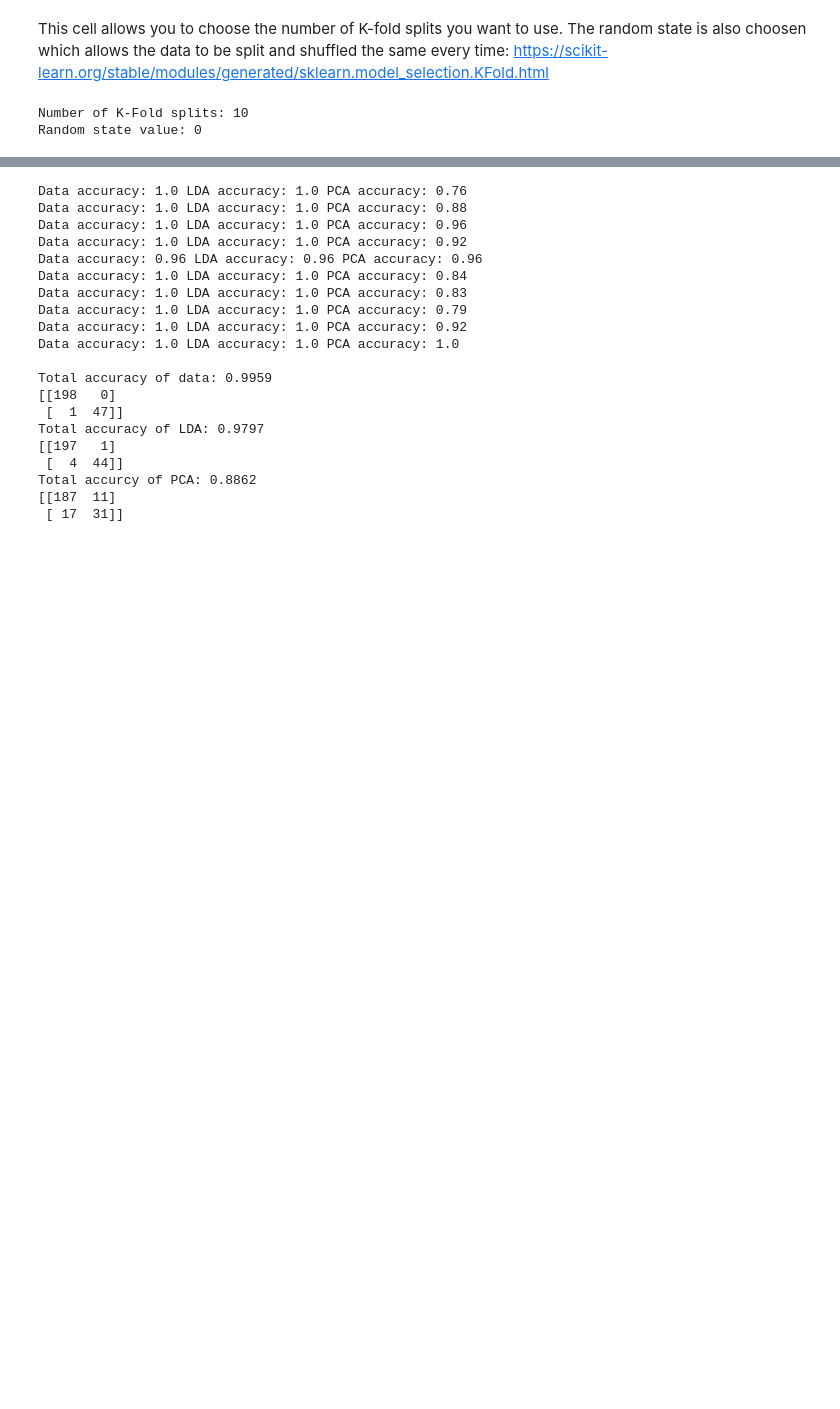
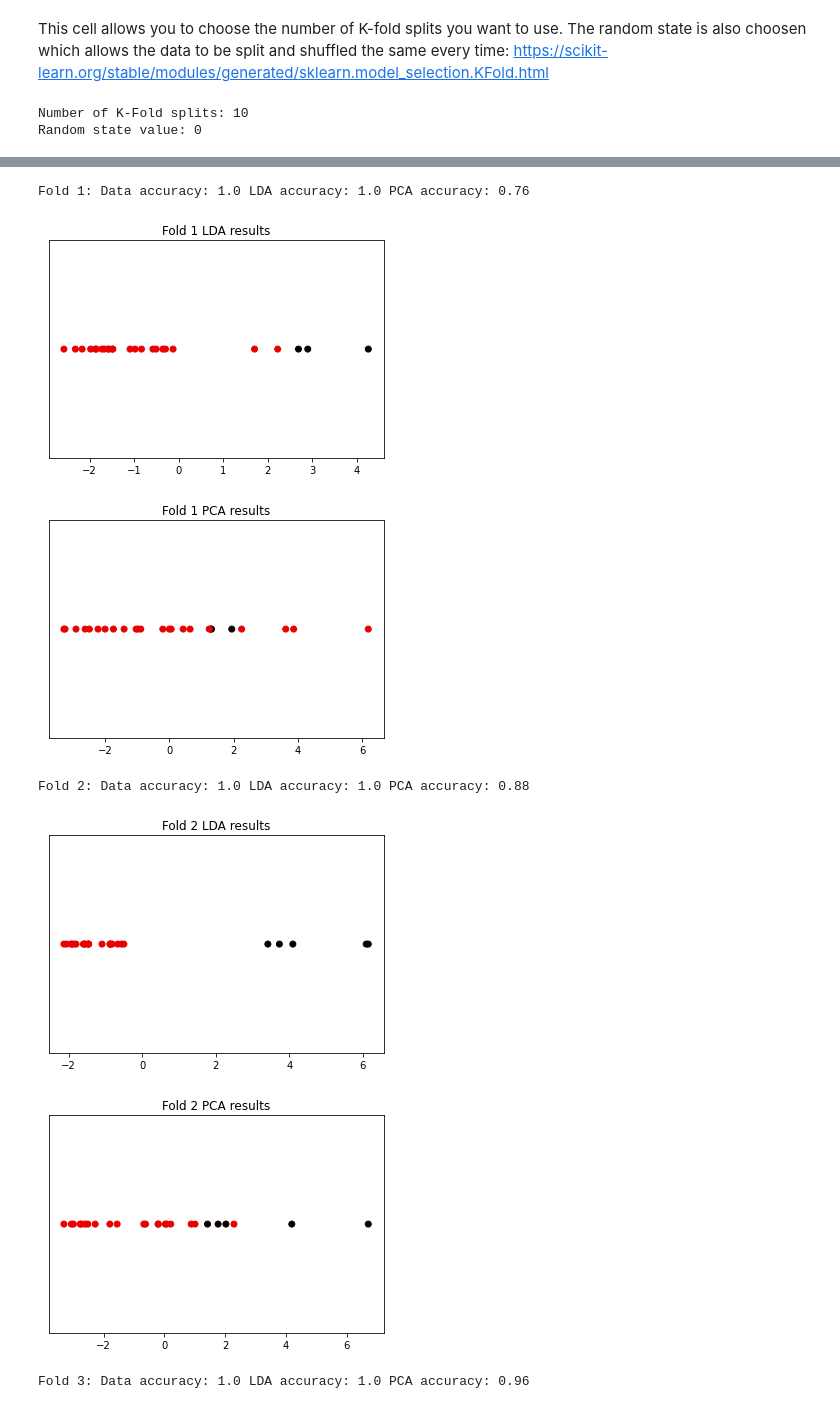
Before and after one commit to KOdin2/Machine-learning, a Jupyter notebook: Comparison_of_LDA_and_PCA.ipynb, the cells around one changed output, grey strips where cells are left out. Saved outputs shown, nothing was run; the diff lists cells and outputs as text; code cells hidden in the pictures; blank space fills up the shorter version.

```diff
--- a/Comparison_of_LDA_and_PCA.ipynb
+++ b/Comparison_of_LDA_and_PCA.ipynb
@@ -47,13 +71,14 @@ Random state value: 0
 # %%
 #create varibles for the total accuracy of the classifcaton of the data.
-total_acc = lda_total_acc = pca_total_acc = 0
-total_cm = lda_total_cm = pca_total_cm = 0
+total_acc = lda_total_acc = pca_total_acc = qda_total_acc = 0
+total_cm = lda_total_cm = pca_total_cm = qda_total_cm = 0
 
 #assign and X and y (data and labels)
 X = df[df.columns[1:len(df.columns)]]
 X = X.abs()
 y = df.iloc[:,0]
 
+fold = 1
 for train_index, test_index in kf.split(df):
   #assign the train and test varibles
   x_train = X.iloc[train_index]
@@ -75,79 +100,54 @@ for train_index, test_index in kf.split(df):
   pca = PCA(n_components=1)
   pca_x_train = pca.fit_transform(x_train, y_train)
   pca_x_test = pca.transform(x_test)
-
-  #use a SVM classifer to predict using the train and test data set: https://scikit-learn.org/stable/modules/generated/sklearn.svm.SVC.html
-  classifier =SVC(C=1, kernel='linear', random_state=0 )
 
   #predict the accuracy of the orginal data
   classifier.fit(x_train, y_train)
   y_pred = classifier.predict(x_test)
 
   #predict the accuracy of the LDA data
   classifier.fit(lda_x_train, y_train)
   lda_y_pred = classifier.predict(lda_x_test)
 
   #predict the accuracyb of the PCA data
   classifier.fit(pca_x_train, y_train)
   pca_y_pred = classifier.predict(pca_x_test)
 
   #create and print the confusion matrix
   cm = confusion_matrix(y_test, y_pred)
   acc = round(accuracy_score(y_test, y_pred),2)
   total_cm = total_cm + cm
 
   cm = confusion_matrix(y_test, lda_y_pred)
   lda_acc = round( accuracy_score(y_test, lda_y_pred),2)
   lda_total_cm = lda_total_cm + cm
 
   cm = confusion_matrix(y_test, pca_y_pred)
   pca_acc = round( accuracy_score(y_test, pca_y_pred),2)
   pca_total_cm = pca_total_cm + cm
 
   total_acc     = total_acc     + acc
   lda_total_acc = lda_total_acc + lda_acc
   pca_total_acc = pca_total_acc + pca_acc
 
-  #plots scatter grpahs
-  #plt.scatter(lda_x_test, np.zeros_like(lda_x_test), c = y_test, cmap="hot_r", vmin=-2 )
-  #plt.yticks([])
-  #plt.title("LDA")
-  #plt.show()
+  print('Fold ' + str(fold) + ':\tData accuracy: ' + str(acc)+ ' LDA accuracy: ' + str(acc)   +   ' PCA accuracy: ' + str(pca_acc))
 
-  #plt.scatter(pca_x_test, np.zeros_like(pca_x_test), c = y_test, cmap="hot_r", vmin=-2 )
-  #plt.yticks([])
-  #plt.title("PCA")
-  #plt.show()
+  #plots scatter grpahs, remove these next lines of code to remove this displaying of graphs
+  plt.scatter(lda_x_test, np.zeros_like(lda_x_test), c = y_test, cmap="hot_r", vmin=-2 )
+  plt.yticks([])
+  plt.title('Fold ' + str(fold) + " LDA results")
+  plt.show()
+  plt.scatter(pca_x_test, np.zeros_like(pca_x_test), c = y_test, cmap="hot_r", vmin=-2 )
+  plt.yticks([])
+  plt.title('Fold ' + str(fold) + " PCA results")
+  plt.show()
 
-  print('Data accuracy: ' + str(acc)+ ' LDA accuracy: ' + str(acc)   +   ' PCA accuracy: ' + str(pca_acc))
-
-#print the overall accuracy of the final confusion matrix and the confusion matrix
-print("\nTotal accuracy of data: " + str(overall_accuracy_cal(total_cm)))
-print(total_cm)
-
-print("Total accuracy of LDA: " + str(overall_accuracy_cal(lda_total_cm)))
-print(lda_total_cm)
-
-print("Total accurcy of PCA: " + str(overall_accuracy_cal(pca_total_cm)))
-print(pca_total_cm)
+  fold+=1
 # %% [output]
-Data accuracy: 1.0 LDA accuracy: 1.0 PCA accuracy: 0.76
-Data accuracy: 1.0 LDA accuracy: 1.0 PCA accuracy: 0.88
-Data accuracy: 1.0 LDA accuracy: 1.0 PCA accuracy: 0.96
-Data accuracy: 1.0 LDA accuracy: 1.0 PCA accuracy: 0.92
-Data accuracy: 0.96 LDA accuracy: 0.96 PCA accuracy: 0.96
-Data accuracy: 1.0 LDA accuracy: 1.0 PCA accuracy: 0.84
-Data accuracy: 1.0 LDA accuracy: 1.0 PCA accuracy: 0.83
-Data accuracy: 1.0 LDA accuracy: 1.0 PCA accuracy: 0.79
-Data accuracy: 1.0 LDA accuracy: 1.0 PCA accuracy: 0.92
-Data accuracy: 1.0 LDA accuracy: 1.0 PCA accuracy: 1.0
-
-Total accuracy of data: 0.9959
-[[198   0]
- [  1  47]]
-Total accuracy of LDA: 0.9797
-[[197   1]
- [  4  44]]
-Total accurcy of PCA: 0.8862
-[[187  11]
- [ 17  31]]
+Fold 1: Data accuracy: 1.0 LDA accuracy: 1.0 PCA accuracy: 0.76
+[figure, added]
+[figure, added]
+Fold 2: Data accuracy: 1.0 LDA accuracy: 1.0 PCA accuracy: 0.88
+[figure, added]
+[figure, added]
+Fold 3: Data accuracy: 1.0 LDA accuracy: 1.0 PCA accuracy: 0.96
```
Also changed, not shown: parts of 10 cells of this notebook.
